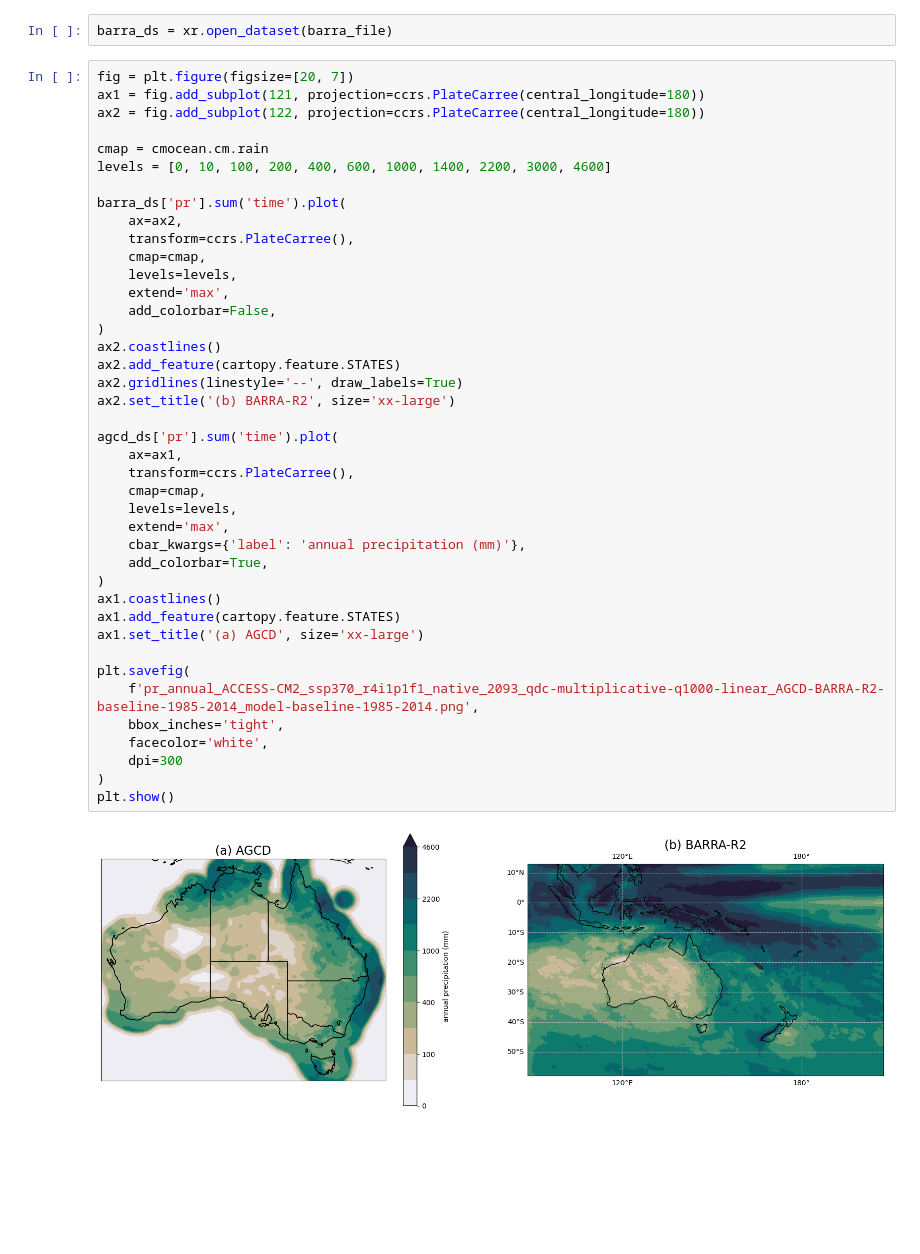
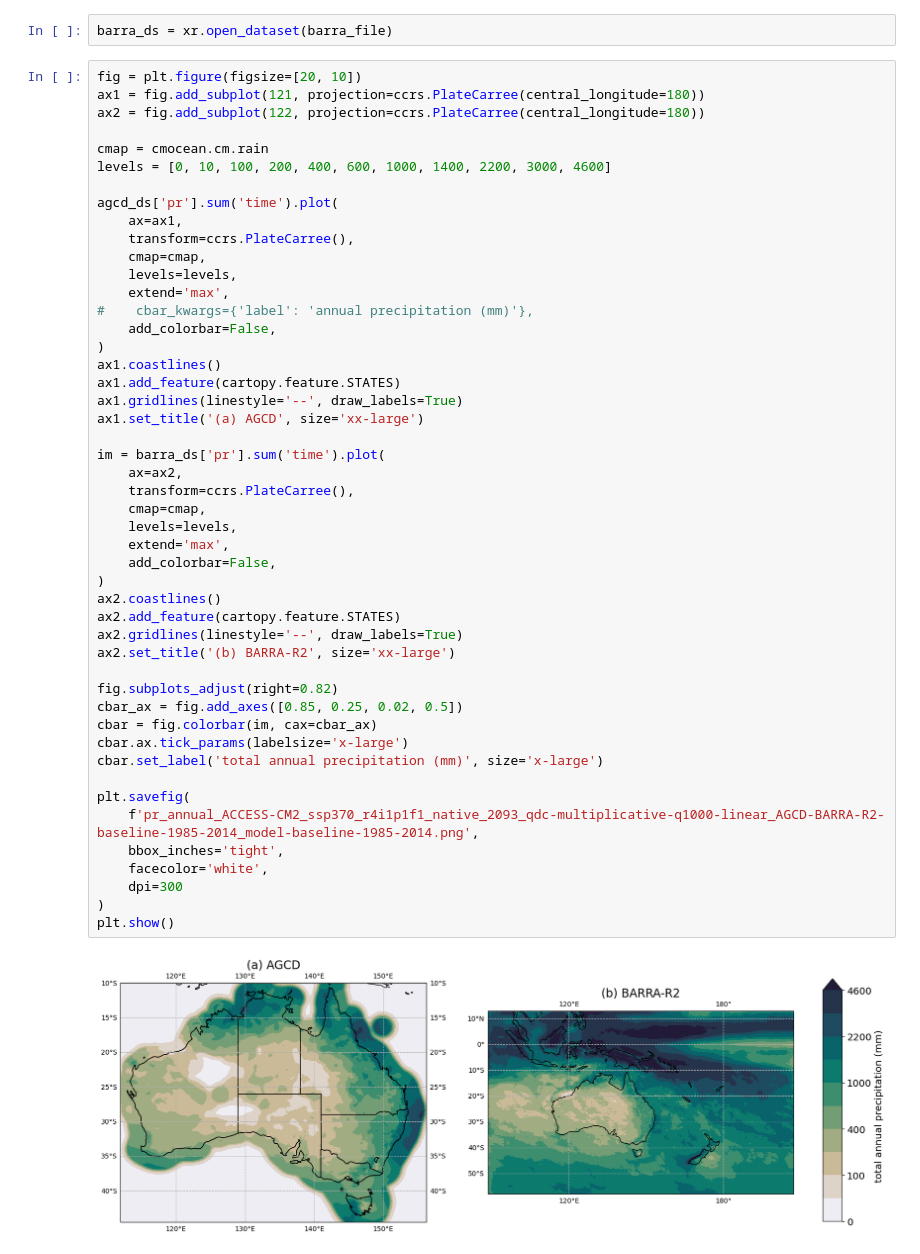
Before and after one commit to AusClimateService/qq-workflows, a Jupyter notebook: qdc-cmip6/tech-report/rainfall_plot.ipynb, the cells around one changed output. Saved outputs shown, nothing was run; the diff lists cells and outputs as text; blank space fills up the shorter version.

Commit message:
More plots for report

```diff
--- a/qdc-cmip6/tech-report/rainfall_plot.ipynb
+++ b/qdc-cmip6/tech-report/rainfall_plot.ipynb
@@ -34,45 +34,52 @@ barra_file = '/g/data/ia39/australian-climate-service/test-data/QDC-CMIP6/BARRA-
 # %%
 barra_ds = xr.open_dataset(barra_file)
 # %%
-fig = plt.figure(figsize=[20, 7])
+fig = plt.figure(figsize=[20, 10])
 ax1 = fig.add_subplot(121, projection=ccrs.PlateCarree(central_longitude=180))
 ax2 = fig.add_subplot(122, projection=ccrs.PlateCarree(central_longitude=180))
 
 cmap = cmocean.cm.rain
 levels = [0, 10, 100, 200, 400, 600, 1000, 1400, 2200, 3000, 4600]
 
-barra_ds['pr'].sum('time').plot(
+agcd_ds['pr'].sum('time').plot(
+    ax=ax1,
+    transform=ccrs.PlateCarree(),
+    cmap=cmap,
+    levels=levels,
+    extend='max',
+#    cbar_kwargs={'label': 'annual precipitation (mm)'},
+    add_colorbar=False,
+)
+ax1.coastlines()
+ax1.add_feature(cartopy.feature.STATES)
+ax1.gridlines(linestyle='--', draw_labels=True)
+ax1.set_title('(a) AGCD', size='xx-large')
+
+im = barra_ds['pr'].sum('time').plot(
     ax=ax2,
     transform=ccrs.PlateCarree(),
     cmap=cmap,
     levels=levels,
     extend='max',
     add_colorbar=False,
 )
 ax2.coastlines()
 ax2.add_feature(cartopy.feature.STATES)
 ax2.gridlines(linestyle='--', draw_labels=True)
 ax2.set_title('(b) BARRA-R2', size='xx-large')
 
-agcd_ds['pr'].sum('time').plot(
-    ax=ax1,
-    transform=ccrs.PlateCarree(),
-    cmap=cmap,
-    levels=levels,
-    extend='max',
-    cbar_kwargs={'label': 'annual precipitation (mm)'},
-    add_colorbar=True,
-)
-ax1.coastlines()
-ax1.add_feature(cartopy.feature.STATES)
-ax1.set_title('(a) AGCD', size='xx-large')
+fig.subplots_adjust(right=0.82)
+cbar_ax = fig.add_axes([0.85, 0.25, 0.02, 0.5])
+cbar = fig.colorbar(im, cax=cbar_ax)
+cbar.ax.tick_params(labelsize='x-large')
+cbar.set_label('total annual precipitation (mm)', size='x-large')
 
 plt.savefig(
     f'pr_annual_ACCESS-CM2_ssp370_r4i1p1f1_native_2093_qdc-multiplicative-q1000-linear_AGCD-BARRA-R2-baseline-1985-2014_model-baseline-1985-2014.png',
     bbox_inches='tight',
     facecolor='white',
     dpi=300
 )
 plt.show()
 # %% [output]
-[figure, old version]
+[figure, new version]
```
Also changed, not shown: 1 other file.
